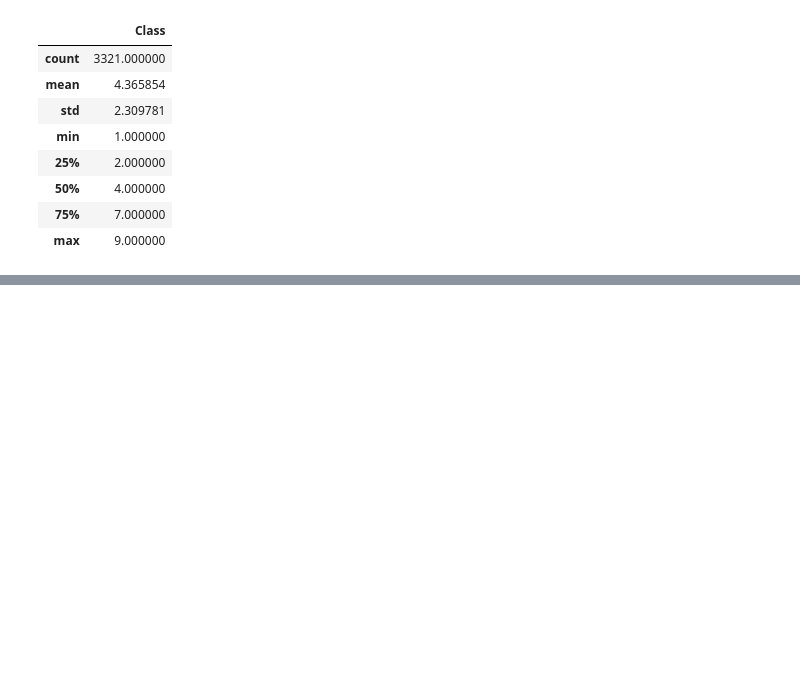
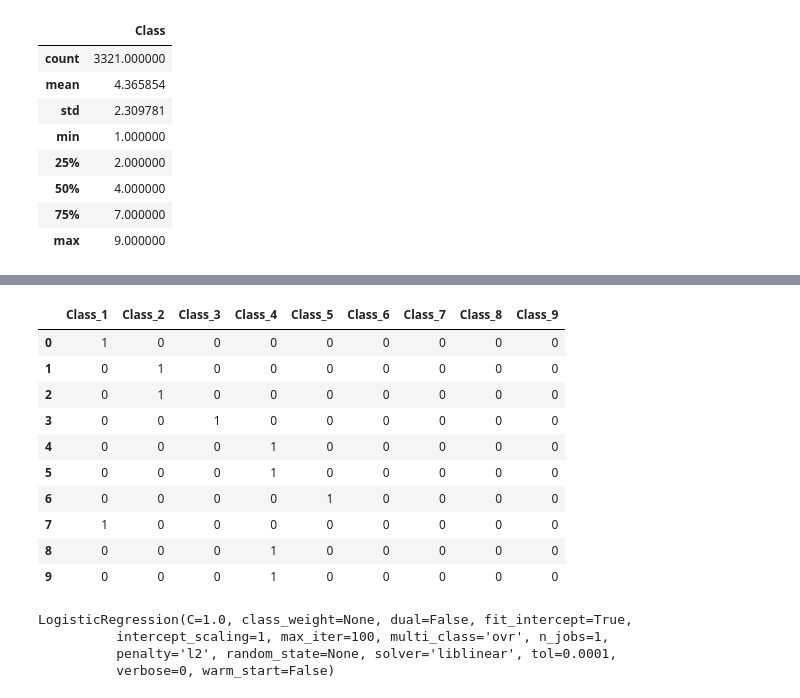
Before and after one commit to manshubh/classification-GeneticMutations, a Jupyter notebook: CancerNLP.ipynb, the cells around one changed output, grey strips where cells are left out. Saved outputs shown, nothing was run; the diff lists cells and outputs as text; code cells hidden in the pictures; blank space fills up the shorter version.

```diff
--- a/CancerNLP.ipynb
+++ b/CancerNLP.ipynb
@@ -116,0 +115,24 @@ for key,i in check['count'].groupby(train['Class']):
+# %%
+df_dummy= pd.get_dummies(train['Class'],prefix='Class')
+df_dummy.head(10)
+# %% [output]
+|  | Class_1 | Class_2 | Class_3 | Class_4 | Class_5 | Class_6 | Class_7 | Class_8 | Class_9 |
+| 0 | 1 | 0 | 0 | 0 | 0 | 0 | 0 | 0 | 0 |
+| 1 | 0 | 1 | 0 | 0 | 0 | 0 | 0 | 0 | 0 |
+| 2 | 0 | 1 | 0 | 0 | 0 | 0 | 0 | 0 | 0 |
+| 3 | 0 | 0 | 1 | 0 | 0 | 0 | 0 | 0 | 0 |
+| 4 | 0 | 0 | 0 | 1 | 0 | 0 | 0 | 0 | 0 |
+| 5 | 0 | 0 | 0 | 1 | 0 | 0 | 0 | 0 | 0 |
+| 6 | 0 | 0 | 0 | 0 | 1 | 0 | 0 | 0 | 0 |
+| 7 | 1 | 0 | 0 | 0 | 0 | 0 | 0 | 0 | 0 |
+| 8 | 0 | 0 | 0 | 1 | 0 | 0 | 0 | 0 | 0 |
+| 9 | 0 | 0 | 0 | 1 | 0 | 0 | 0 | 0 | 0 |
+# %%
+from sklearn.linear_model import LogisticRegression
+logistic = LogisticRegression()
+logistic.fit(new,train['Class'])
+# %% [output]
+LogisticRegression(C=1.0, class_weight=None, dual=False, fit_intercept=True,
+          intercept_scaling=1, max_iter=100, multi_class='ovr', n_jobs=1,
+          penalty='l2', random_state=None, solver='liblinear', tol=0.0001,
+          verbose=0, warm_start=False)
```
Also changed, not shown: parts of 17 cells of this notebook.
